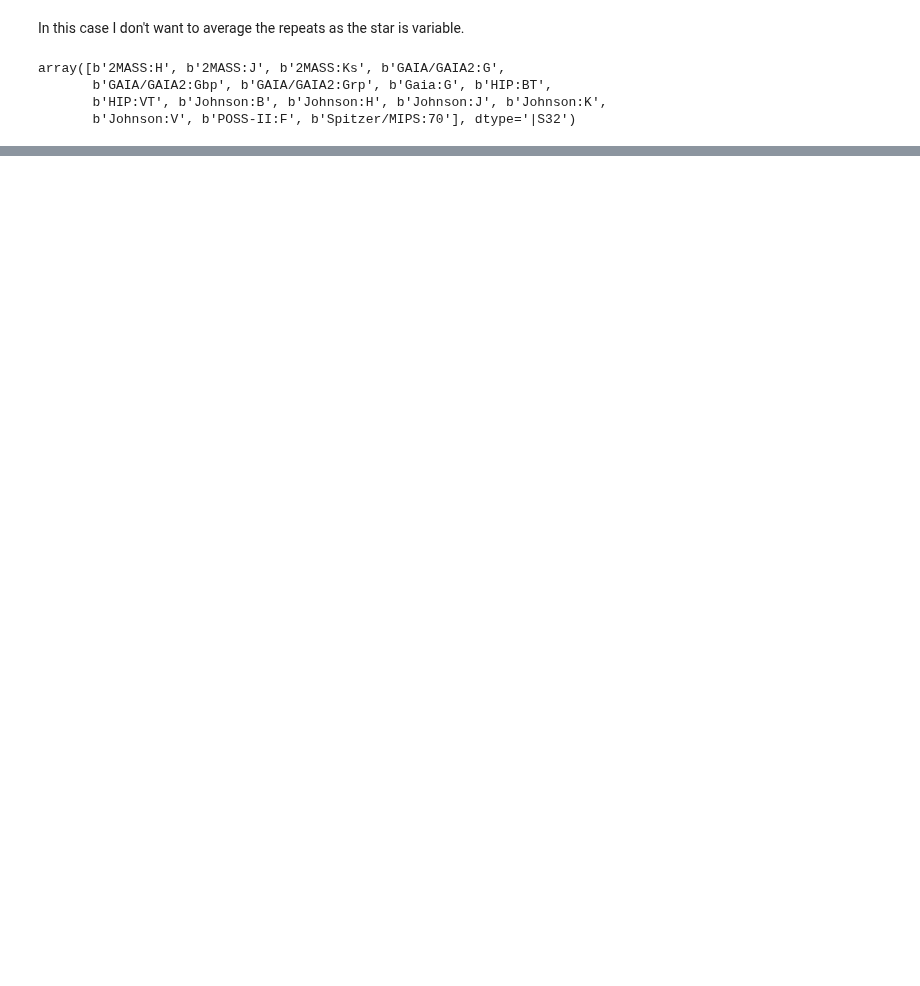
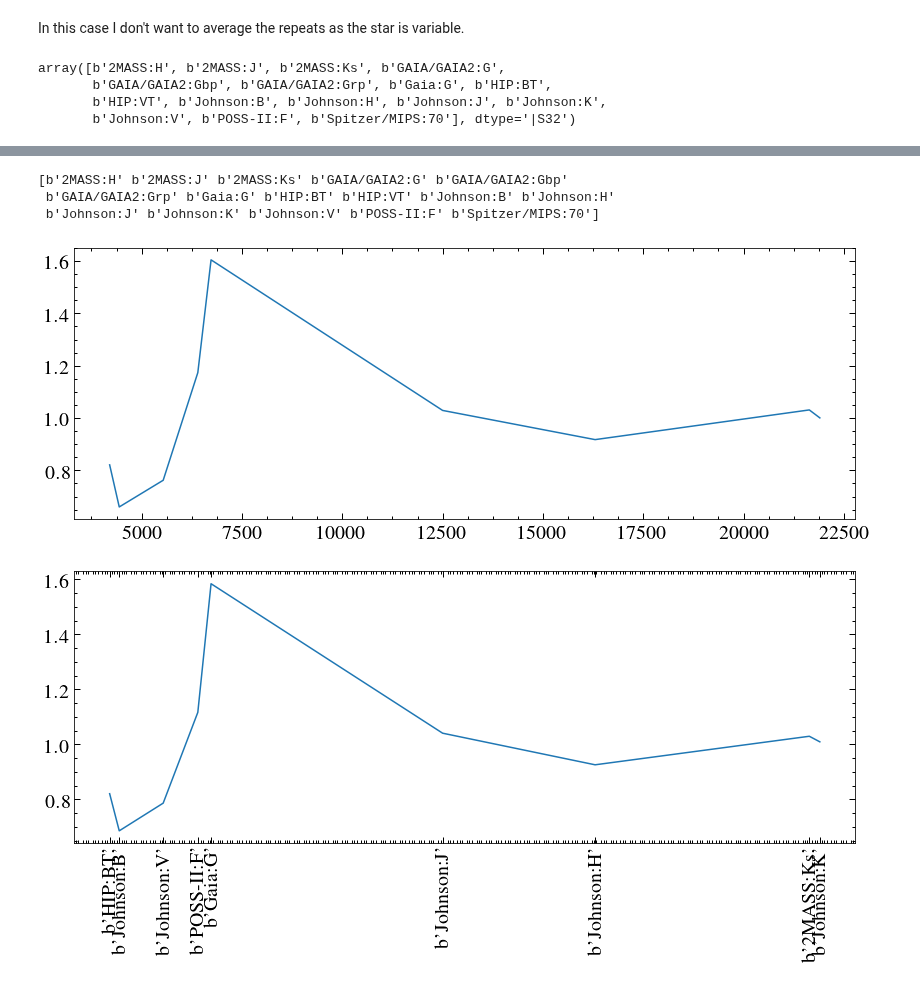
Before and after one commit to davidjwilson/SEDs, a Jupyter notebook: gj_674/photometry/photometry_fitting.ipynb, the cells around one changed output, grey strips where cells are left out. Drawn from its saved outputs; the diff is of its cells as text; code cells hidden in the pictures; blank space fills up the shorter version.

```diff
--- a/gj_674/photometry/photometry_fitting.ipynb
+++ b/gj_674/photometry/photometry_fitting.ipynb
@@ -92,0 +93,47 @@ plt.ylim(1e-16, 1e-11)
+# %%
+
+print(filters)
+# %% [output]
+[b'2MASS:H' b'2MASS:J' b'2MASS:Ks' b'GAIA/GAIA2:G' b'GAIA/GAIA2:Gbp'
+ b'GAIA/GAIA2:Grp' b'Gaia:G' b'HIP:BT' b'HIP:VT' b'Johnson:B' b'Johnson:H'
+ b'Johnson:J' b'Johnson:K' b'Johnson:V' b'POSS-II:F' b'Spitzer/MIPS:70']
+# %%
+scales_mean = []
+scales_median = []
+w_abs = []
+flt = []
+for i in range(len(w)):
+    if e[i] >0.0 and w[i] < mw[-1] and b'GAIA/GAIA2' not in filters[i]:
+        wi = w[i]
+        m_slice= (mw > wi-10.) & (mw <wi+10.)
+        f_slice = mf[m_slice]
+        scales_mean.append(f[i]/np.mean(f_slice))
+        scales_median.append(f[i]/np.median(f_slice))
+        w_abs.append(wi)
+        flt.append(filters[i])
+
+w_abs = np.array(w_abs)
+flt = np.array(flt)
+#w_abs = np.array(w)[(np.array(e)>0.0)&(w<mw[-1])]
+#flt = filters[(np.array(e)>0.0)&(w<mw[-1])]
+arr1inds = w_abs.argsort()
+w_abs = w_abs[arr1inds]
+scales_mean = np.array(scales_mean)[arr1inds]
+scales_median = np.array(scales_median)[arr1inds]
+flt = flt[arr1inds]
+
+#print(w_abs)
+#plt.plot(w_abs, scales_mean/scales_median)
+#plt.axhline(1, c='r')
+#plt.show()
+#scales = scales_median*1e26
+plt.plot(w_abs, scales_median/np.mean(scales_median))
+#plt.xticks(w_abs, flt, rotation = 'vertical')
+plt.show()
+
+plt.plot(w_abs, scales_mean/np.mean(scales_mean))
+plt.xticks(w_abs, flt, rotation = 'vertical')
+plt.show()
+# %% [output]
+[figure, added]
+[figure, added]
```
Also changed, not shown: parts of 3 cells of this notebook.
